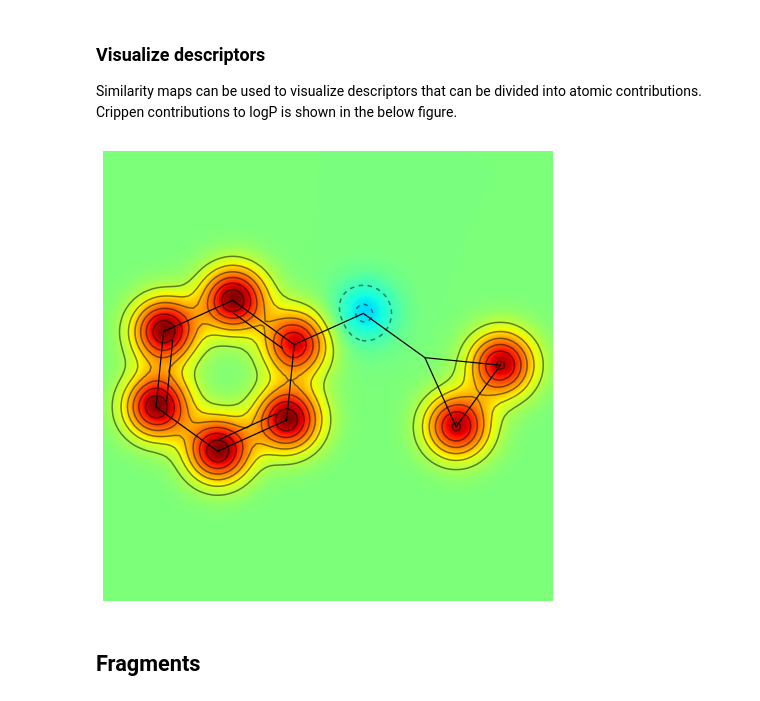
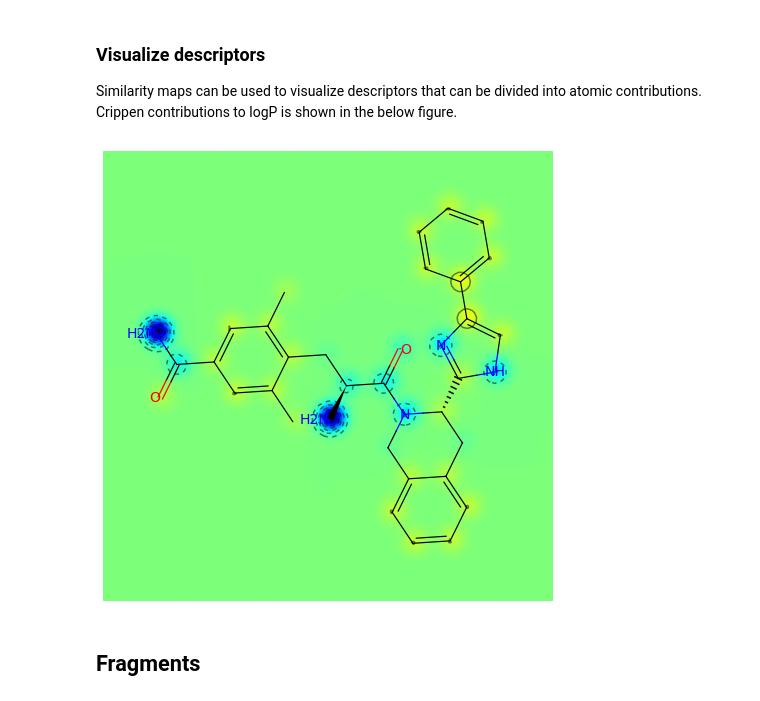
Before and after one commit to gokceuludogan/intro-to-rdkit, a Jupyter notebook: Introduction to RDKit.ipynb, the cells around one changed output. Cells and saved outputs as stored; diff of their text form; code cells hidden in the pictures.

```diff
--- a/Introduction to RDKit.ipynb
+++ b/Introduction to RDKit.ipynb
@@ -234,10 +276,10 @@ Crippen contributions to logP is shown in the below figure.
 # %%
 from rdkit.Chem import rdMolDescriptors
 from rdkit.Chem.Draw import SimilarityMaps
-contribs = rdMolDescriptors._CalcCrippenContribs(mol)
-fig = SimilarityMaps.GetSimilarityMapFromWeights(mol, [x for x, y in contribs], colorMap='jet', contourLines=10)
+contribs = rdMolDescriptors._CalcCrippenContribs(m)
+fig = SimilarityMaps.GetSimilarityMapFromWeights(m, [x for x, y in contribs], colorMap='jet', contourLines=8)
 # %% [output]
-[figure, old version]
+[figure, new version]
 # %% [markdown]
 ## Fragments
 # %% [markdown]
```
Also changed, not shown: parts of 33 cells of this notebook, 3 other files.
